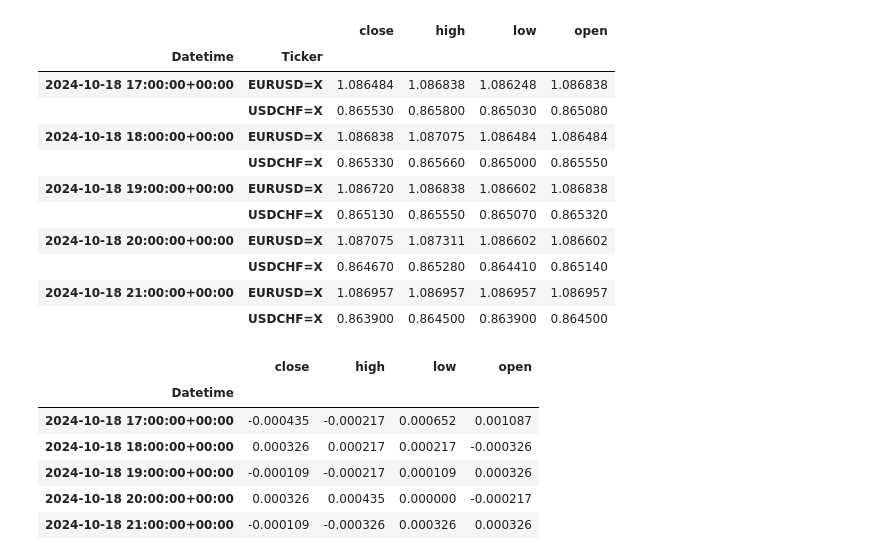
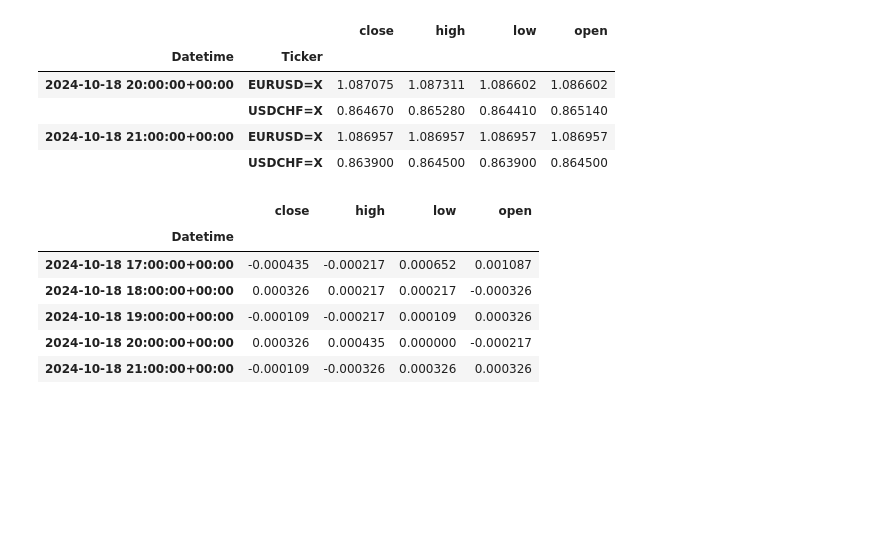
Before and after one commit to mod7ex/correlation, a Jupyter notebook: index.ipynb, the cells around one changed output. Cells and saved outputs as stored; diff of their text form; code cells hidden in the pictures; blank space fills up the shorter version.

```diff
--- a/index.ipynb
+++ b/index.ipynb
@@ -22,8 +22,8 @@ def load_data():
     # end_date = '2024-10-16'
     # start_date = pd.to_datetime(end_date)-pd.DateOffset(364*2)
 
-    if os.path.exists("data.csv"):
-        _df = pd.read_csv("data.csv")
+    if os.path.exists("data/rolling-data.csv"):
+        _df = pd.read_csv("data/rolling-data.csv")
         _df['Datetime'] = pd.to_datetime(_df['Datetime'], utc=True)
         _df.set_index(['Datetime', 'Ticker'], inplace=True)
     else:
@@ -34,7 +34,7 @@ def load_data():
                 # start=start_date,
                 # end=end_date
             ).dropna().drop(columns=['Volume', 'Adj Close']).stack(future_stack=True)
-        _df.to_csv("data.csv")
+        _df.to_csv("data/rolling-data.csv")
 
     _df.columns = _df.columns.str.lower()
 
@@ -42,18 +42,12 @@ def load_data():
 # %%
 df = load_data()
 
 # # df = df.unstack()
 
-df.tail(10)
+df.tail(len(TICKERS) * 2)
 # %% [output]
 |  |  | close | high | low | open |
 | Datetime | Ticker |  |  |  |  |
-| 2024-10-18 17:00:00+00:00 | EURUSD=X | 1.086484 | 1.086838 | 1.086248 | 1.086838 |
-|  | USDCHF=X | 0.865530 | 0.865800 | 0.865030 | 0.865080 |
-| 2024-10-18 18:00:00+00:00 | EURUSD=X | 1.086838 | 1.087075 | 1.086484 | 1.086484 |
-|  | USDCHF=X | 0.865330 | 0.865660 | 0.865000 | 0.865550 |
-| 2024-10-18 19:00:00+00:00 | EURUSD=X | 1.086720 | 1.086838 | 1.086602 | 1.086838 |
-|  | USDCHF=X | 0.865130 | 0.865550 | 0.865070 | 0.865320 |
 | 2024-10-18 20:00:00+00:00 | EURUSD=X | 1.087075 | 1.087311 | 1.086602 | 1.086602 |
 |  | USDCHF=X | 0.864670 | 0.865280 | 0.864410 | 0.865140 |
 | 2024-10-18 21:00:00+00:00 | EURUSD=X | 1.086957 | 1.086957 | 1.086957 | 1.086957 |
```
Also changed, not shown: parts of 6 cells of this notebook, 2 other files.
